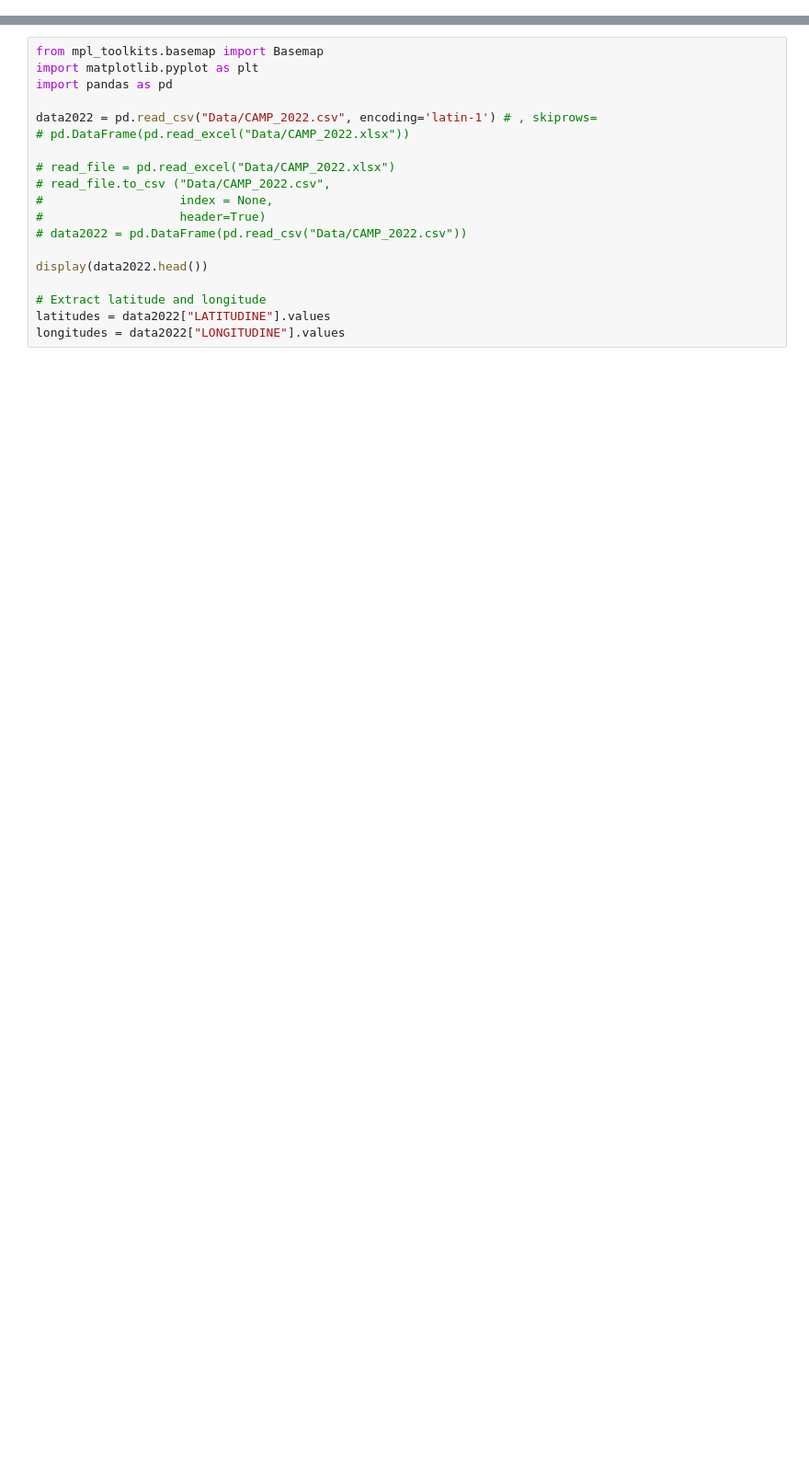
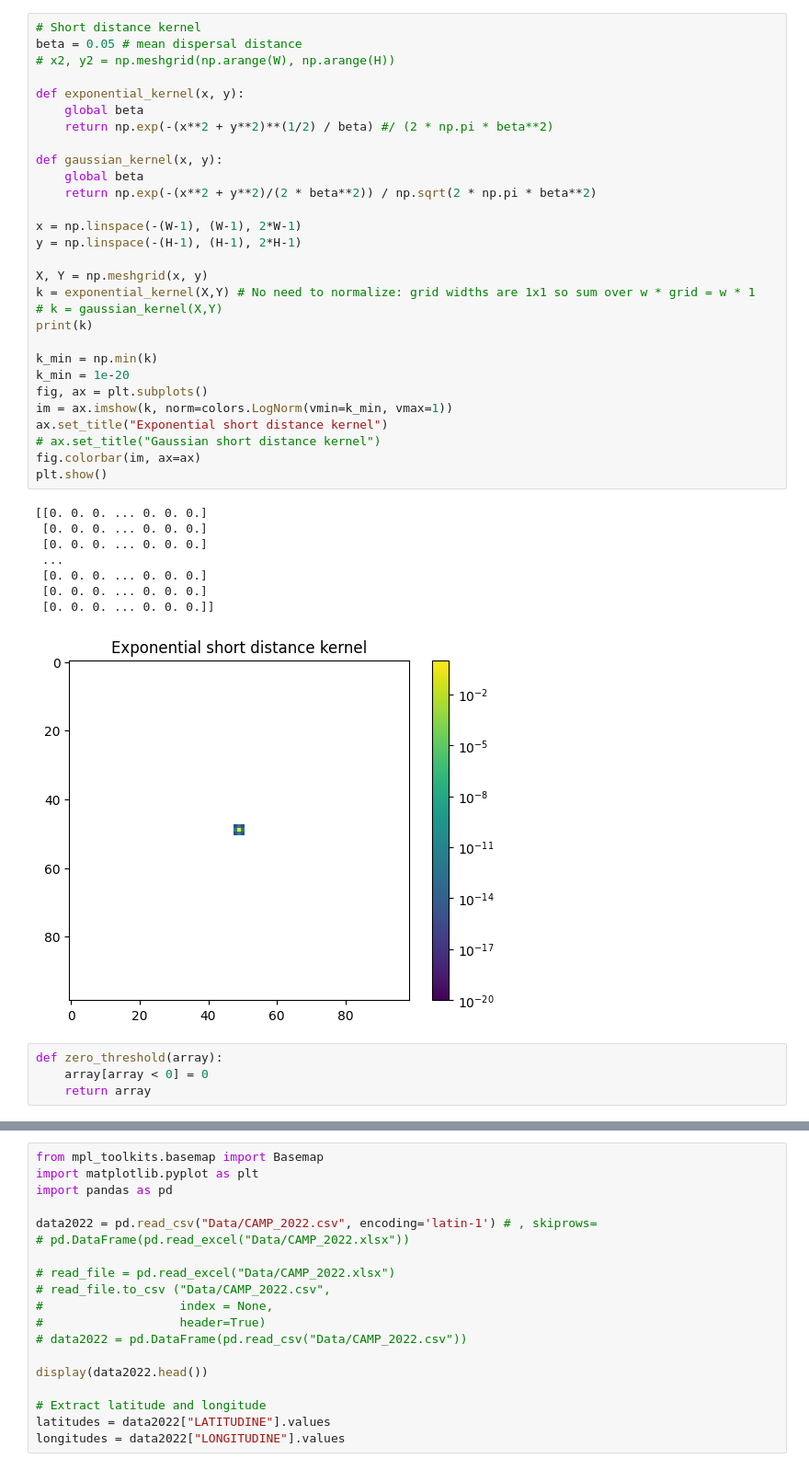
Before and after one commit to LeonMengoni/Xylella-Fastidiosa, a Jupyter notebook: Xylella.ipynb, the cells around one changed output, grey strips where cells are left out. Shown at 92% size. Drawn from its saved outputs; the diff is of its cells as text; blank space fills up the shorter version.

```diff
--- a/Xylella.ipynb
+++ b/Xylella.ipynb
@@ -57,0 +76,42 @@ B1: 495.3076923076923, eradication: 487.8175607330191, roguing: 480.327429158345
+# %%
+# Short distance kernel
+beta = 0.05 # mean dispersal distance
+# x2, y2 = np.meshgrid(np.arange(W), np.arange(H))
+
+def exponential_kernel(x, y):
+    global beta
+    return np.exp(-(x**2 + y**2)**(1/2) / beta) #/ (2 * np.pi * beta**2)
+
+def gaussian_kernel(x, y):
+    global beta
+    return np.exp(-(x**2 + y**2)/(2 * beta**2)) / np.sqrt(2 * np.pi * beta**2)
+
+x = np.linspace(-(W-1), (W-1), 2*W-1)
+y = np.linspace(-(H-1), (H-1), 2*H-1)
+
+X, Y = np.meshgrid(x, y)
+k = exponential_kernel(X,Y) # No need to normalize: grid widths are 1x1 so sum over w * grid = w * 1
+# k = gaussian_kernel(X,Y)
+print(k)
+
+k_min = np.min(k)
+k_min = 1e-20
+fig, ax = plt.subplots()
+im = ax.imshow(k, norm=colors.LogNorm(vmin=k_min, vmax=1))
+ax.set_title("Exponential short distance kernel")
+# ax.set_title("Gaussian short distance kernel")
+fig.colorbar(im, ax=ax)
+plt.show()
+# %% [output]
+[[0. 0. 0. ... 0. 0. 0.]
+ [0. 0. 0. ... 0. 0. 0.]
+ [0. 0. 0. ... 0. 0. 0.]
+ ...
+ [0. 0. 0. ... 0. 0. 0.]
+ [0. 0. 0. ... 0. 0. 0.]
+ [0. 0. 0. ... 0. 0. 0.]]
+[figure, added]
+# %%
+def zero_threshold(array):
+    array[array < 0] = 0
+    return array
```
Also changed, not shown: parts of 7 cells of this notebook, 9 other files.
